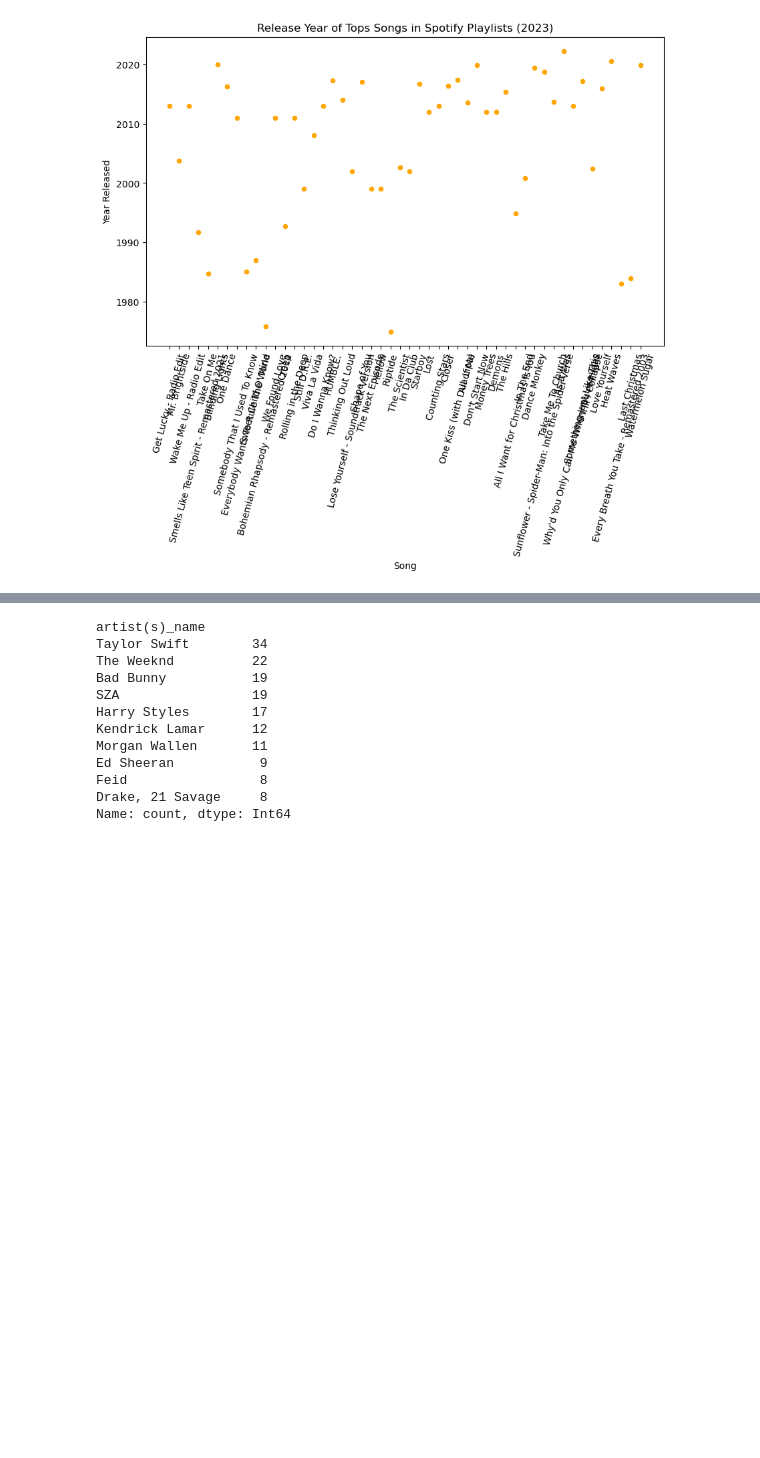
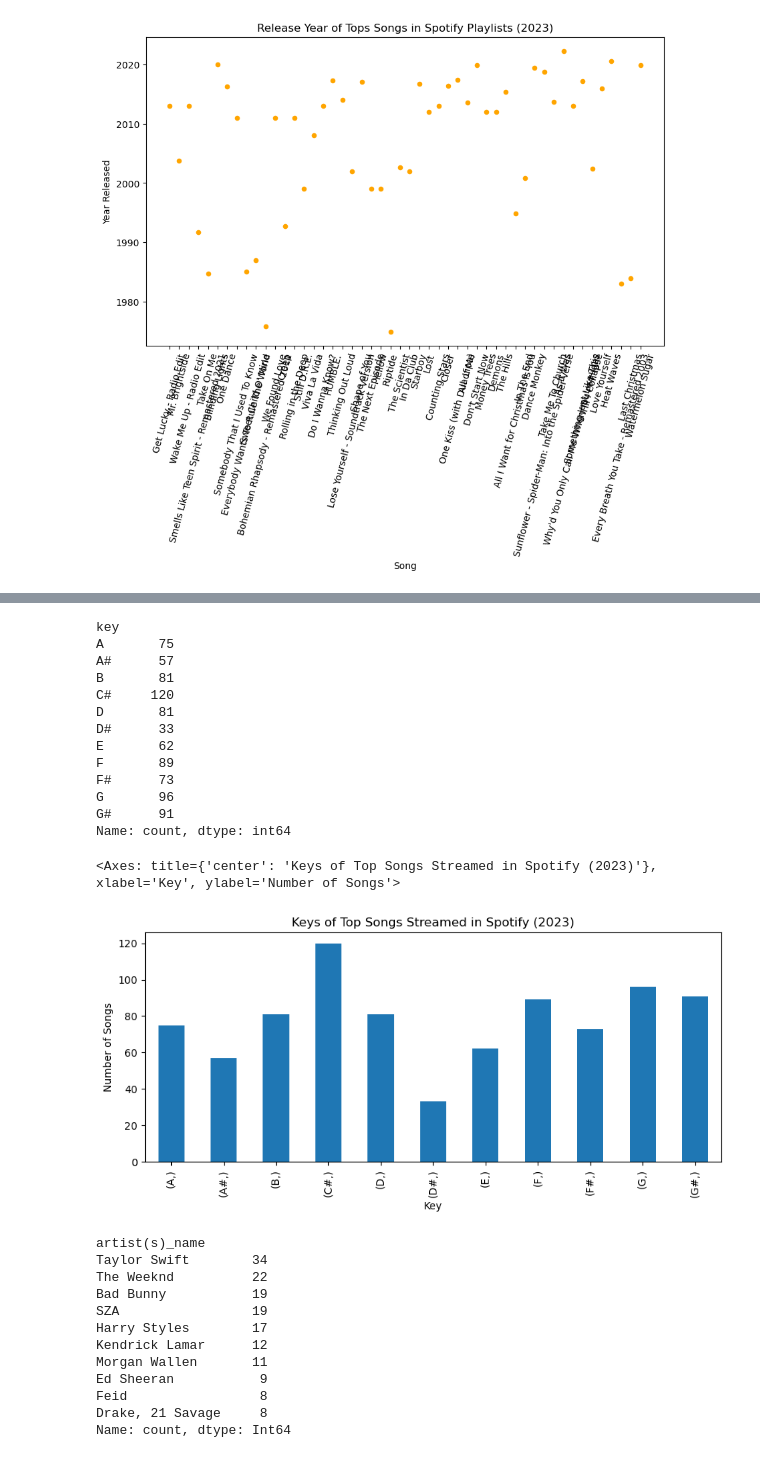
Before and after one commit to willablackmon/spotify_playlist_analysis, a Jupyter notebook: spotify_2023_data.ipynb, the cells around one changed output, grey strips where cells are left out. Drawn from its saved outputs; the diff is of its cells as text; code cells hidden in the pictures; blank space fills up the shorter version.

```diff
--- a/spotify_2023_data.ipynb
+++ b/spotify_2023_data.ipynb
@@ -506,3 +538,36 @@ Name: count, dtype: Int64
+# %%
+##########################################################
+# (Will) Identify the Keys of the most streamed Tracks
+##########################################################
+
+
+# # Most Common Keys of the Top Tracks in Spotify 2023 data
+key_counts = df_mils[['key']].value_counts()
+key_counts = key_counts.sort_index()
+display(key_counts)
+
+display(key_counts.plot(kind='bar',
+                title = 'Keys of Top Songs Streamed in Spotify (2023)',
+                x= key_counts.index, y=key_counts.values,
+                xlabel='Key',
+                ylabel='Number of Songs',
+                figsize=[10,4]))
+# %% [output]
+key
+A       75
+A#      57
+B       81
+C#     120
+D       81
+D#      33
+E       62
+F       89
+F#      73
+G       96
+G#      91
+Name: count, dtype: int64
+<Axes: title={'center': 'Keys of Top Songs Streamed in Spotify (2023)'}, xlabel='Key', ylabel='Number of Songs'>
+[figure, added]
 # %%
 ##########################################################
 # (Shubhda) Visualization 1: Bar Plot - Number of tracks by artist
```
Also changed, not shown: parts of 10 cells of this notebook, 1 other file.
